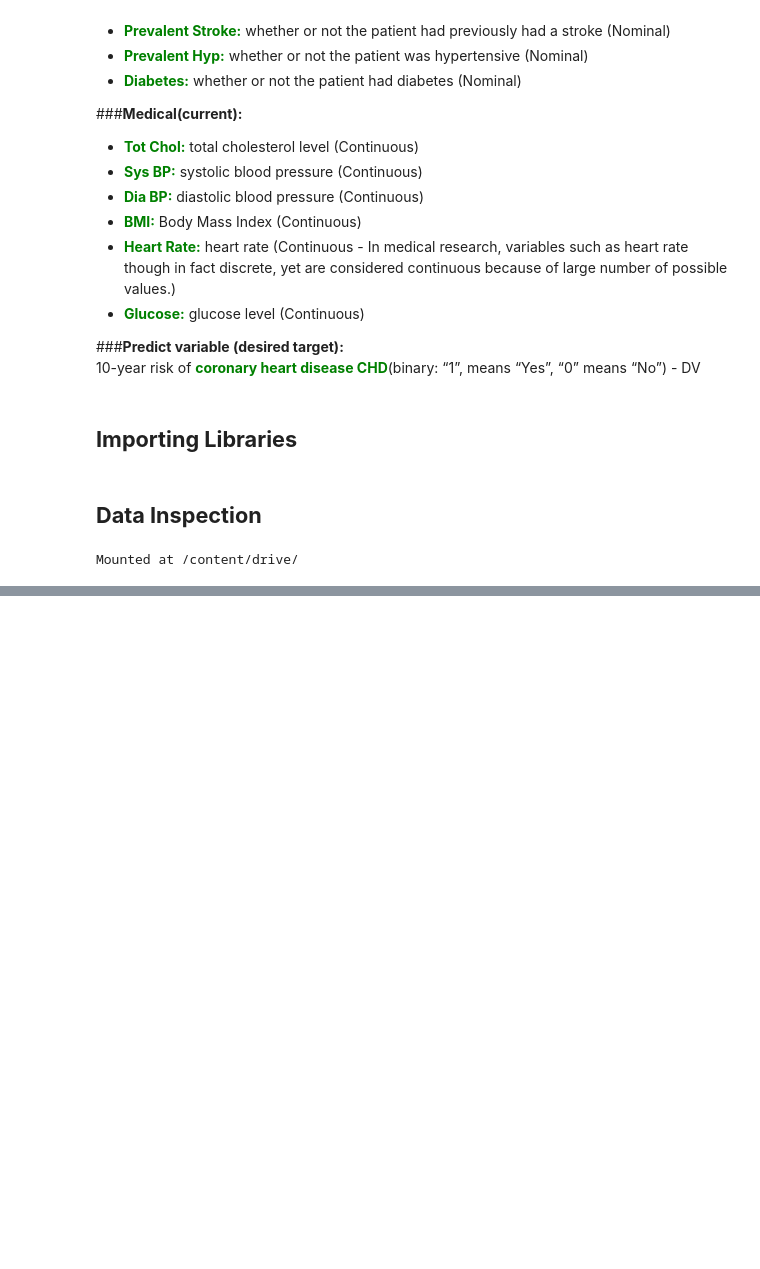
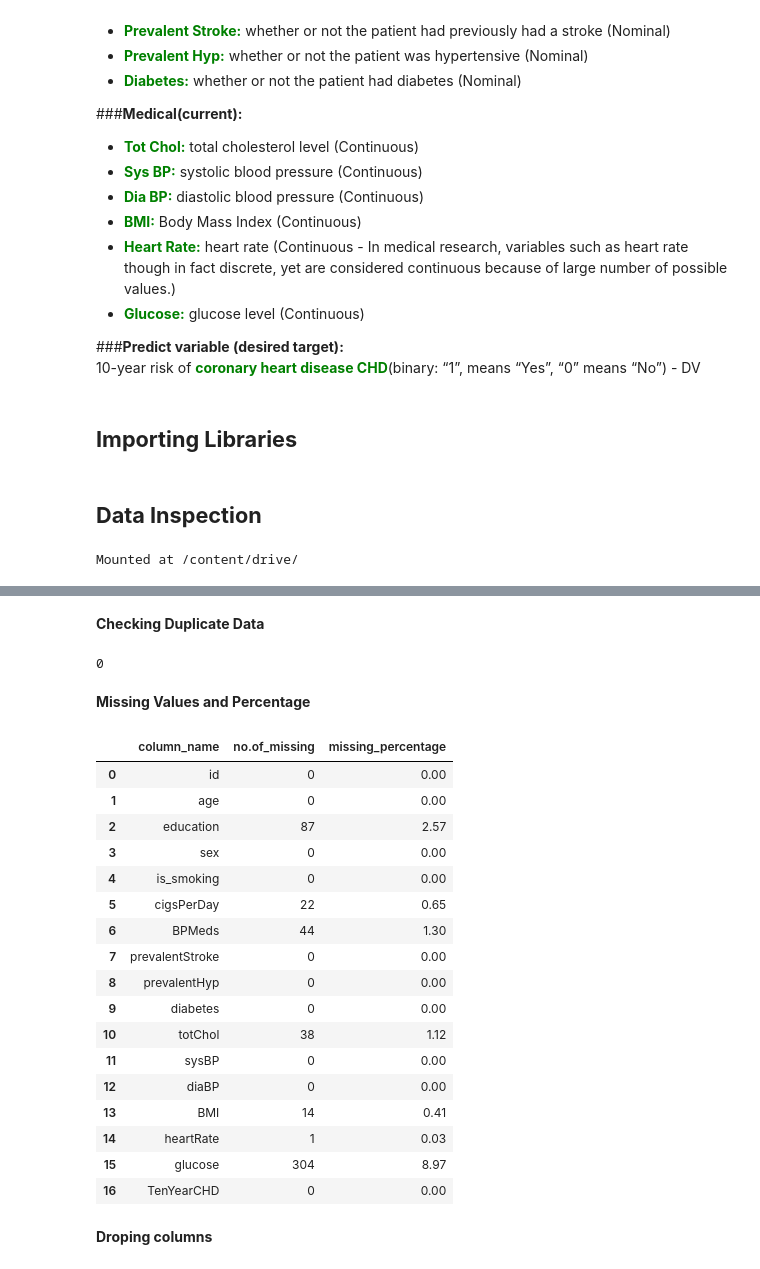
Before and after one commit to SachinYallapurkar/Cardiovascular-Risk-Prediction, a Jupyter notebook: Cardiovascular_Risk_Prediction.ipynb, the cells around one changed output, grey strips where cells are left out. Cells and saved outputs as stored; diff of their text form; code cells hidden in the pictures; blank space fills up the shorter version.

```diff
--- a/Cardiovascular_Risk_Prediction.ipynb
+++ b/Cardiovascular_Risk_Prediction.ipynb
@@ -78,0 +118,43 @@ df = pd.read_csv('/content/drive/MyDrive/Cardiovascular-Risk-Prediction/data_car
+# %% [markdown]
+**Checking Duplicate Data**
+# %%
+#checking duplicate value in the given dataset
+df.duplicated().sum()
+# %% [output]
+0
+# %% [markdown]
+**Missing Values and Percentage**
+# %%
+#calculating no.of missing values
+df1 = df.isnull().sum().reset_index().rename(columns={'index':'column_name', 0:'no.of_missing'})
+
+#calculating missing percentage
+percent_missing = df.isnull().sum() * 100 / len(df)
+df2 = percent_missing.reset_index().rename(columns={'index':'column_name', 0:'missing_percentage'}).round(2)
+
+#merging dataframes on column_name
+missing_value_df = df1.merge(df2,on='column_name')
+# %%
+#missing value and their percentage
+missing_value_df
+# %% [output]
+|  | column_name | no.of_missing | missing_percentage |
+| 0 | id | 0 | 0.00 |
+| 1 | age | 0 | 0.00 |
+| 2 | education | 87 | 2.57 |
+| 3 | sex | 0 | 0.00 |
+| 4 | is_smoking | 0 | 0.00 |
+| 5 | cigsPerDay | 22 | 0.65 |
+| 6 | BPMeds | 44 | 1.30 |
+| 7 | prevalentStroke | 0 | 0.00 |
+| 8 | prevalentHyp | 0 | 0.00 |
+| 9 | diabetes | 0 | 0.00 |
+| 10 | totChol | 38 | 1.12 |
+| 11 | sysBP | 0 | 0.00 |
+| 12 | diaBP | 0 | 0.00 |
+| 13 | BMI | 14 | 0.41 |
+| 14 | heartRate | 1 | 0.03 |
+| 15 | glucose | 304 | 8.97 |
+| 16 | TenYearCHD | 0 | 0.00 |
+# %% [markdown]
+**Droping columns**
```
Also changed, not shown: parts of 26 cells of this notebook.
